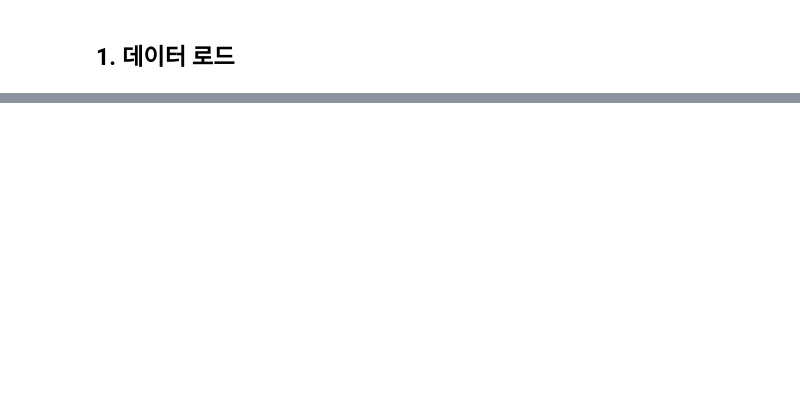
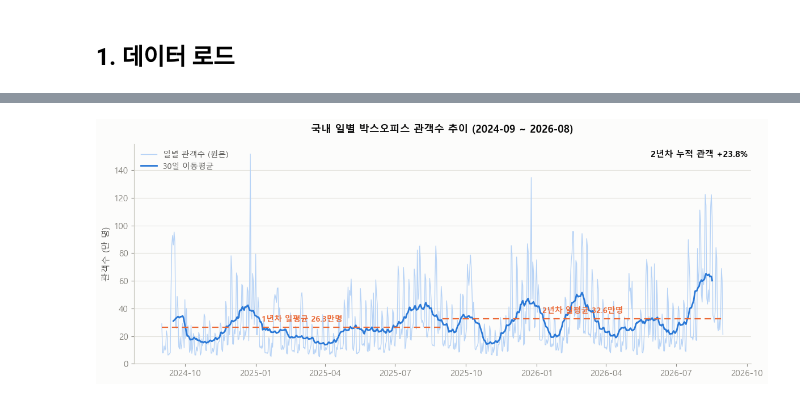
Before and after one commit to jutopia03/M1-1, a Jupyter notebook: analysis.ipynb, the cells around one changed output, grey strips where cells are left out. Drawn from its saved outputs; the diff is of its cells as text; code cells hidden in the pictures; blank space fills up the shorter version.

```diff
--- a/analysis.ipynb
+++ b/analysis.ipynb
@@ -23,0 +81,5 @@ IMG = 'images'
+# %%
+df = pd.read_csv(DATA, encoding="utf-8-sig", dtype={"targetDt": str, "movieCd": str})
+df["date"] = pd.to_datetime(df["targetDt"], format="%Y%m%d")
+print(f"원본 {len(df):,}행 × {df.shape[1]}컬럼")
+df.head(3)
@@ -44,0 +241,14 @@ IMG = 'images'
+# %%
+y1 = d.loc["2024-09-01":"2025-08-31", "total_audi"]
+y2 = d.loc["2025-09-01":"2026-08-31", "total_audi"]
+
+print("=== 연도별 비교 (9월~8월 기준, 각 365일) ===")
+print(f"  1년차 (24.09~25.08)  일평균 {y1.mean():>9,.0f}명   누적 {y1.sum():>13,.0f}명")
+print(f"  2년차 (25.09~26.08)  일평균 {y2.mean():>9,.0f}명   누적 {y2.sum():>13,.0f}명")
+print(f"  증감률: {(y2.sum()/y1.sum()-1)*100:+.1f}%")
+
+print("\n=== 30일 이동평균 최고/최저 구간 ===")
+ma = d.ma30.dropna()
+print(f"  최고 {ma.max():,.0f}명 ({ma.idxmax().date()})")
+print(f"  최저 {ma.min():,.0f}명 ({ma.idxmin().date()})")
+print(f"  최고/최저 배수: {ma.max()/ma.min():.1f}배")
@@ -44,0 +265,32 @@ IMG = 'images'
+# %%
+fig, ax = plt.subplots(figsize=(12, 4.8))
+
+ax.plot(d.index, d.total_audi / 1e4, color=BLUE_PALE, lw=1.0,
+        label="일별 관객수 (원본)", zorder=1)
+ax.plot(d.index, d.ma30 / 1e4, color=BLUE, lw=2.0,
+        label="30일 이동평균", zorder=3)
+
+# 연도별 일평균 기준선
+for period, series, label in [("1년차", y1, "24.09~25.08"), ("2년차", y2, "25.09~26.08")]:
+    ax.hlines(series.mean() / 1e4, series.index[0], series.index[-1],
+              color=ORANGE, lw=1.6, ls=(0, (5, 3)), zorder=4)
+    ax.text(series.index[len(series) // 2], series.mean() / 1e4 + 4,
+            f"{period} 일평균 {series.mean()/1e4:.1f}만명",
+            ha="center", color=ORANGE, fontsize=10, fontweight="bold", zorder=5)
+
+tidy(ax)
+ax.set_title("국내 일별 박스오피스 관객수 추이 (2024-09 ~ 2026-08)", color=INK, pad=14)
+ax.set_ylabel("관객수 (만 명)")
+ax.set_xlabel("")
+ax.yaxis.set_major_formatter(MAN)
+ax.set_ylim(0)
+ax.legend(frameon=False, loc="upper left", fontsize=10, labelcolor=INK_SUB)
+ax.text(0.995, 0.94, f"2년차 누적 관객 {(y2.sum()/y1.sum()-1)*100:+.1f}%",
+        transform=ax.transAxes, ha="right", fontsize=11,
+        fontweight="bold", color=INK)
+
+fig.tight_layout()
+fig.savefig(IMG / "01_trend.png", dpi=150, bbox_inches="tight")
+plt.show()
+# %% [output]
+[figure, added]
```
Also changed, not shown: parts of 29 cells of this notebook, 5 other files.
